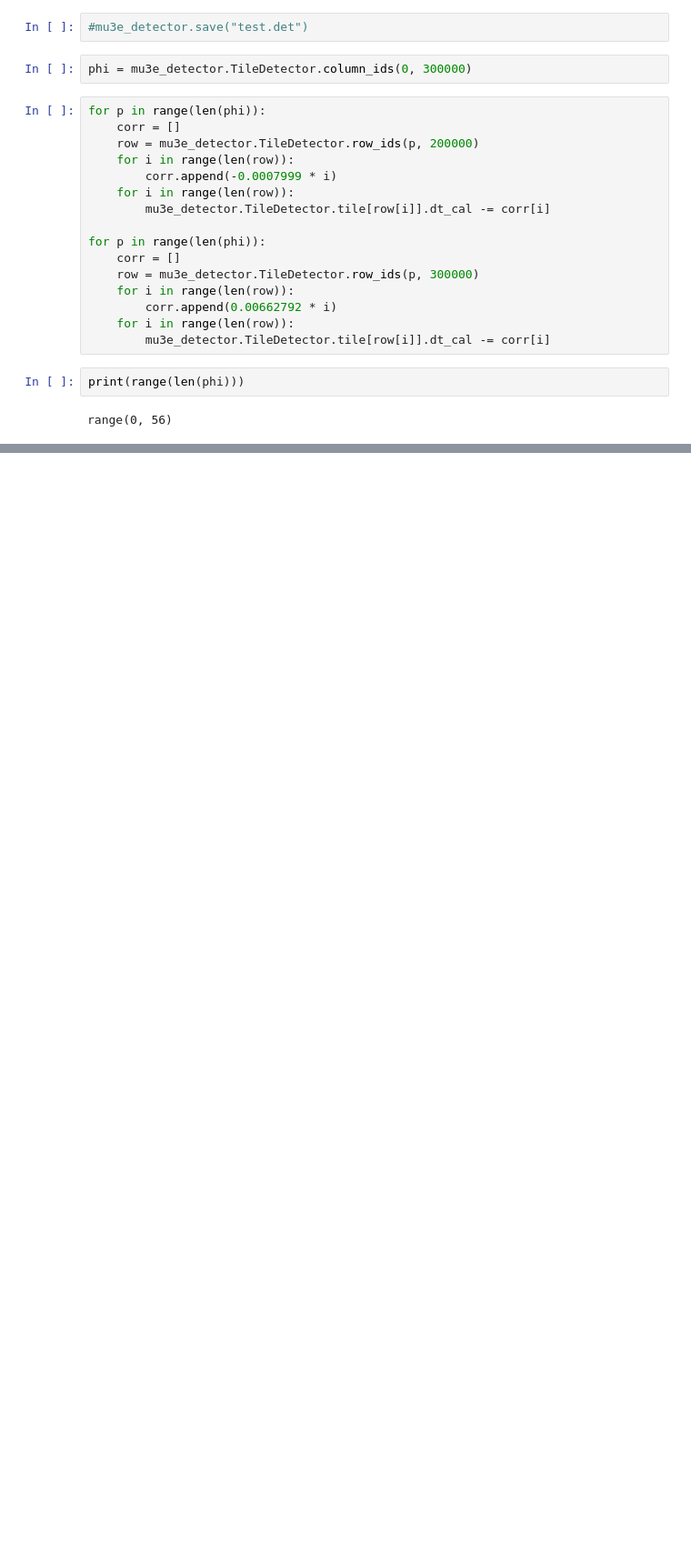
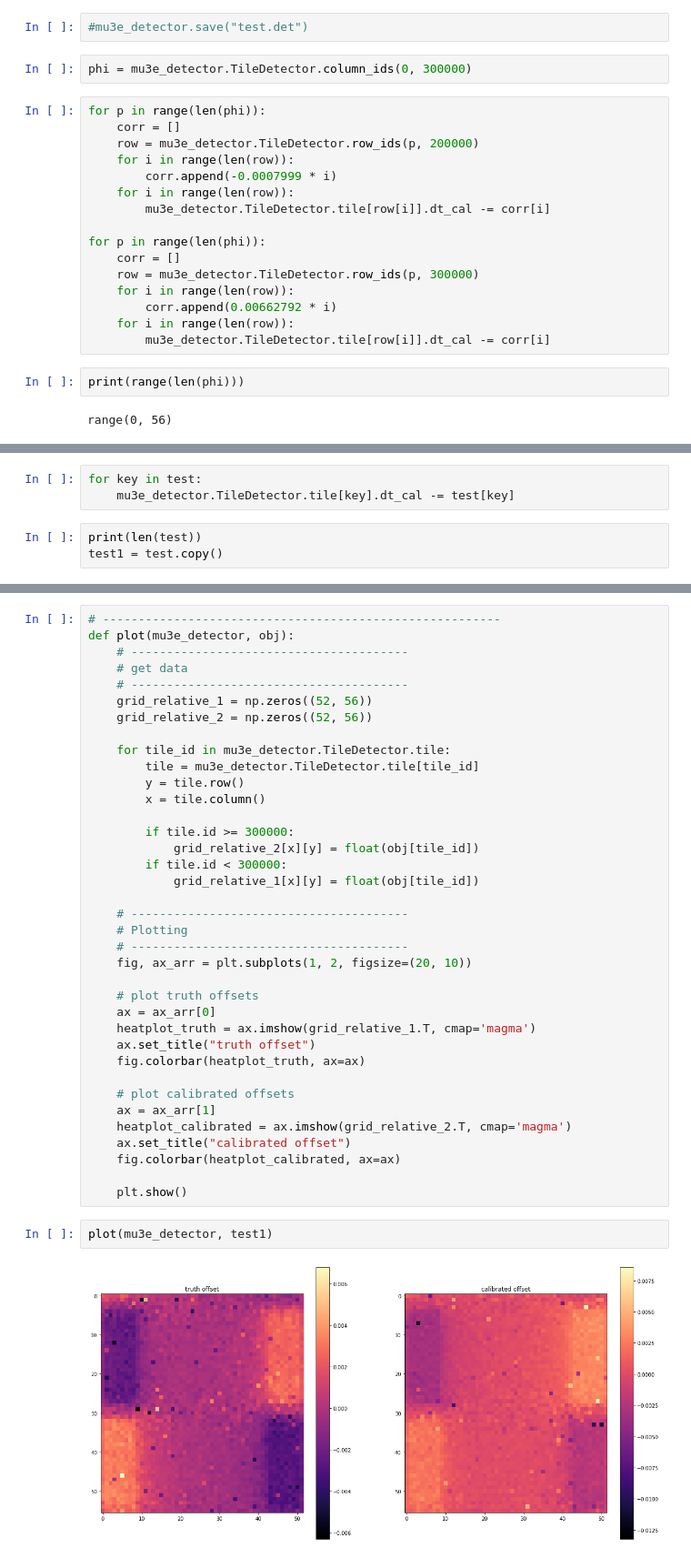
Before and after one commit to maximilianKoeper/melp, a Jupyter notebook: jupyter-notbooks/example_taft_v2_cosmic.ipynb, the cells around one changed output, grey strips where cells are left out. Shown at 91% size. Saved outputs shown, nothing was run; the diff lists cells and outputs as text; blank space fills up the shorter version.

```diff
--- a/jupyter-notbooks/example_taft_v2_cosmic.ipynb
+++ b/jupyter-notbooks/example_taft_v2_cosmic.ipynb
@@ -168,0 +180,6 @@ range(0, 56)
+# %%
+for key in test:
+    mu3e_detector.TileDetector.tile[key].dt_cal -= test[key]
+# %%
+print(len(test))
+test1 = test.copy()
@@ -168,0 +192,41 @@ range(0, 56)
+# %%
+# --------------------------------------------------------
+def plot(mu3e_detector, obj):
+    # ---------------------------------------
+    # get data
+    # ---------------------------------------
+    grid_relative_1 = np.zeros((52, 56))
+    grid_relative_2 = np.zeros((52, 56))
+
+    for tile_id in mu3e_detector.TileDetector.tile:
+        tile = mu3e_detector.TileDetector.tile[tile_id]
+        y = tile.row()
+        x = tile.column()
+
+        if tile.id >= 300000:
+            grid_relative_2[x][y] = float(obj[tile_id])
+        if tile.id < 300000:
+            grid_relative_1[x][y] = float(obj[tile_id])
+
+    # ---------------------------------------
+    # Plotting
+    # ---------------------------------------
+    fig, ax_arr = plt.subplots(1, 2, figsize=(20, 10))
+
+    # plot truth offsets
+    ax = ax_arr[0]
+    heatplot_truth = ax.imshow(grid_relative_1.T, cmap='magma')
+    ax.set_title("truth offset")
+    fig.colorbar(heatplot_truth, ax=ax)
+
+    # plot calibrated offsets
+    ax = ax_arr[1]
+    heatplot_calibrated = ax.imshow(grid_relative_2.T, cmap='magma')
+    ax.set_title("calibrated offset")
+    fig.colorbar(heatplot_calibrated, ax=ax)
+
+    plt.show()
+# %%
+plot(mu3e_detector, test1)
+# %% [output]
+[figure, added]
```
Also changed, not shown: parts of 5 cells of this notebook, 4 other files.
